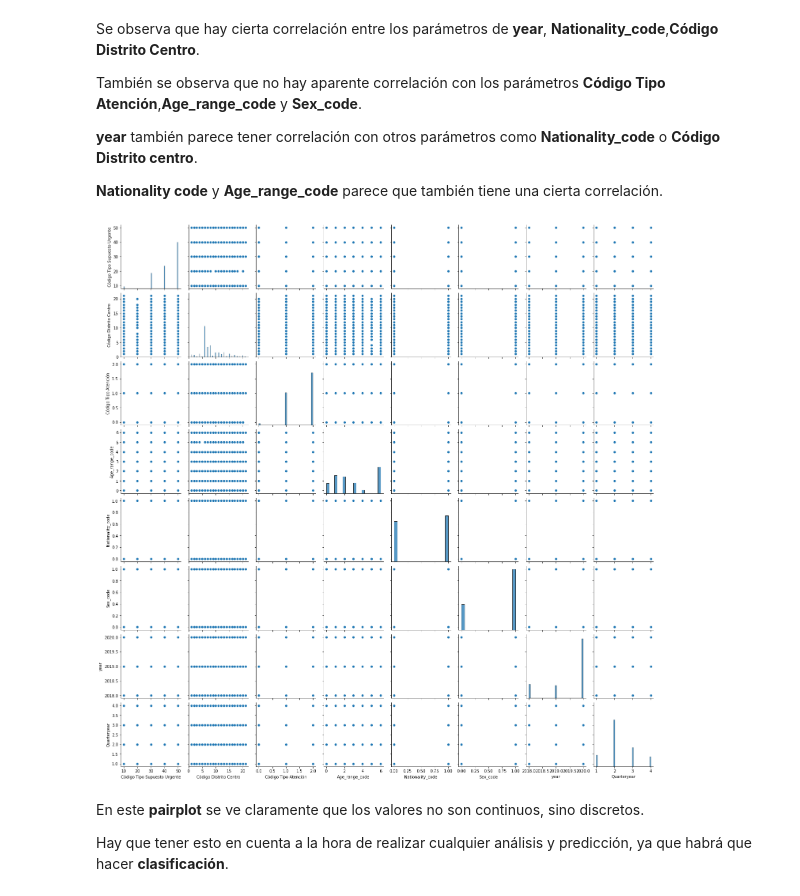
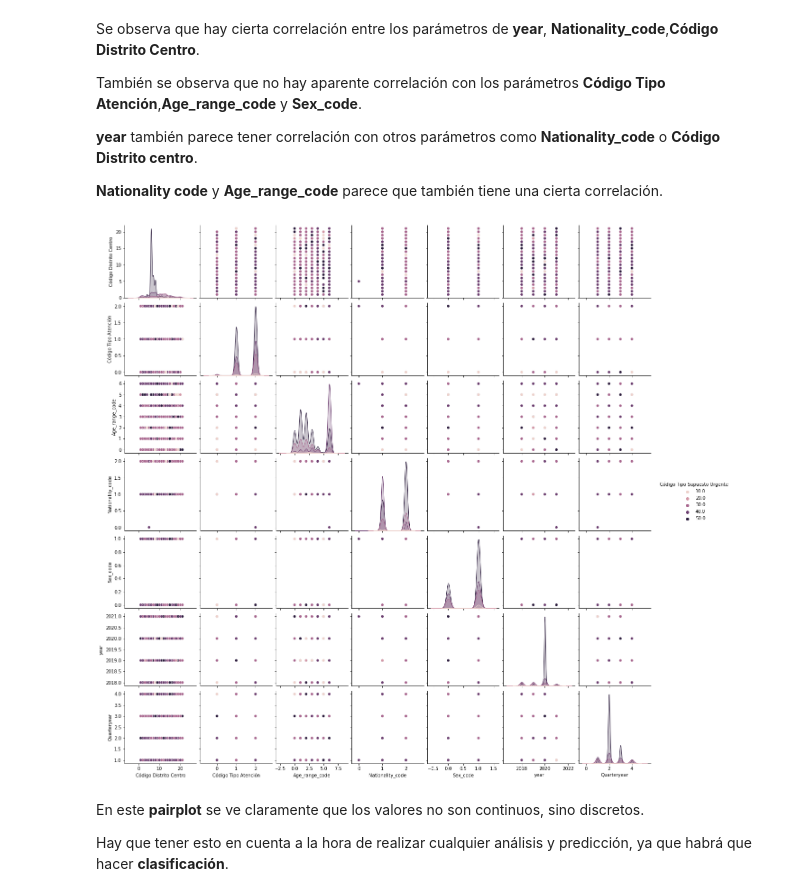
Before and after one commit to 75Engel/Estimacion_tipologia_usuarios_Servicios_Sociales_Ayto_Madrid, a Jupyter notebook: Notebooks/Notebook_3.ipynb, the cells around one changed output. Drawn from its saved outputs; the diff is of its cells as text; code cells hidden in the pictures.

```diff
--- a/Notebooks/Notebook_3.ipynb
+++ b/Notebooks/Notebook_3.ipynb
@@ -373,9 +368,9 @@ También se observa que no hay aparente correlación con los parámetros **Códi
 
 **Nationality code** y **Age_range_code** parece que también tiene una cierta correlación.
 # %%
-sns.pairplot(df_urgencias_corregido_prueba);
+sns.pairplot(df_urgencias_corregido_prueba,hue='Código Tipo Supuesto Urgente');
 # %% [output]
-[figure, old version]
+[figure, new version]
 # %% [markdown]
 En este **pairplot** se ve claramente que los valores no son continuos, sino discretos.
 
```
Also changed, not shown: parts of 16 cells of this notebook, 8 other files.
